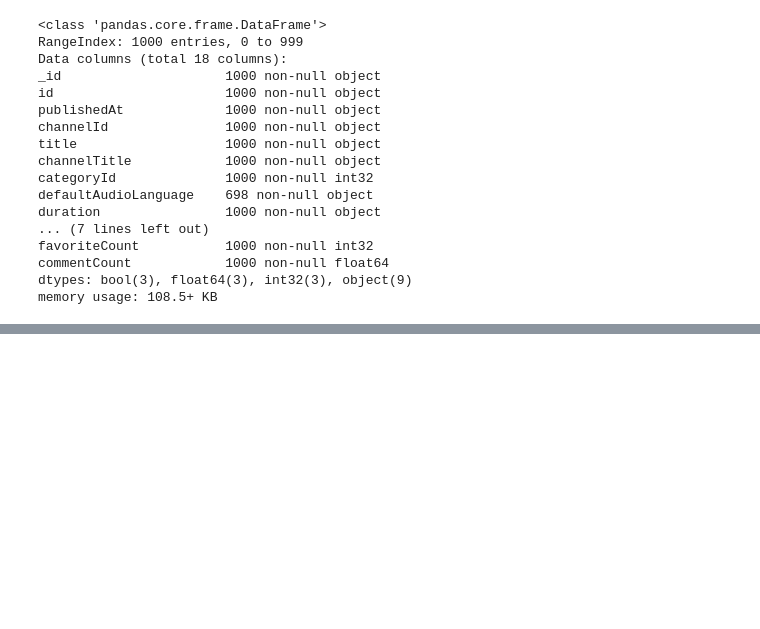
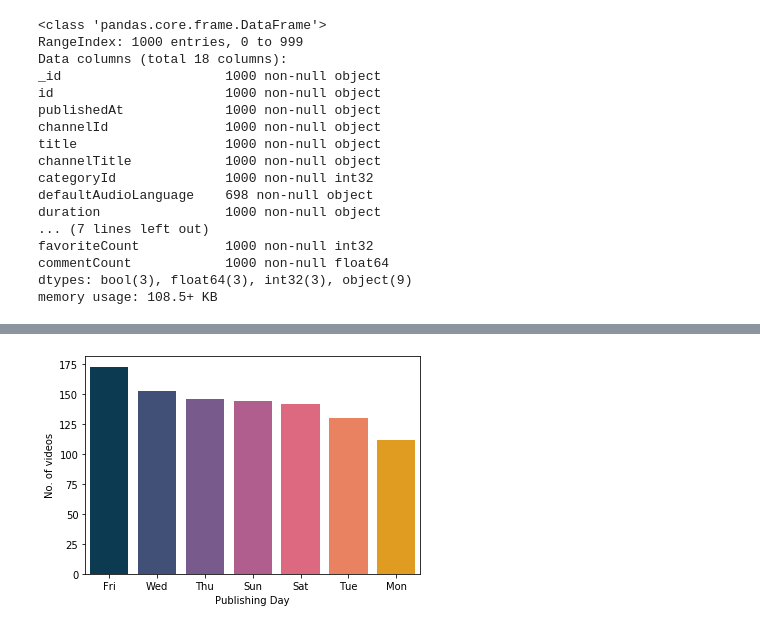
Before and after one commit to AdityaDarak22/video-streaming-data-analysis, a Jupyter notebook: src/youtube analysis.ipynb, the cells around one changed output, grey strips where cells are left out. Saved outputs shown, nothing was run; the diff lists cells and outputs as text; code cells hidden in the pictures; blank space fills up the shorter version.

Commit message:
part 5: code for the analysis part added

```diff
--- a/src/youtube analysis.ipynb
+++ b/src/youtube analysis.ipynb
@@ -796,0 +837,19 @@ memory usage: 108.5+ KB
+# %%
+# below code get substring(date part) from the date and time (e.g. 2020-04-19T16:08:52.000Z#)
+# and convert it into day of the week
+video_df["publishing_day"] = video_df["publishedAt"].apply(
+    lambda x: datetime.datetime.strptime(x[:10], "%Y-%m-%d").date().strftime('%a'))
+
+# below code get substring(hour part) from the date and time (e.g. 2020-04-19T16:08:52.000Z#)
+video_df["publishing_hour"] = video_df["publishedAt"].apply(lambda x: x[11:13])
+# %%
+publish_day = video_df["publishing_day"].value_counts()\
+        .to_frame().reset_index().rename(columns={"index": "publishing_day", "publishing_day": "No_of_videos"})
+fig, ax = plt.subplots()
+sns.barplot(x="publishing_day", y="No_of_videos", data=publish_day,
+                palette=sns.color_palette(['#003f5c', '#374c80', '#7a5195',
+                                           '#bc5090', '#ef5675', '#ff764a', '#ffa600'], n_colors=7), ax=ax)
+ax.set(xlabel="Publishing Day", ylabel="No. of videos")
+plt.show()
+# %% [output]
+[figure, added]
```
Also changed, not shown: parts of 23 cells of this notebook.
